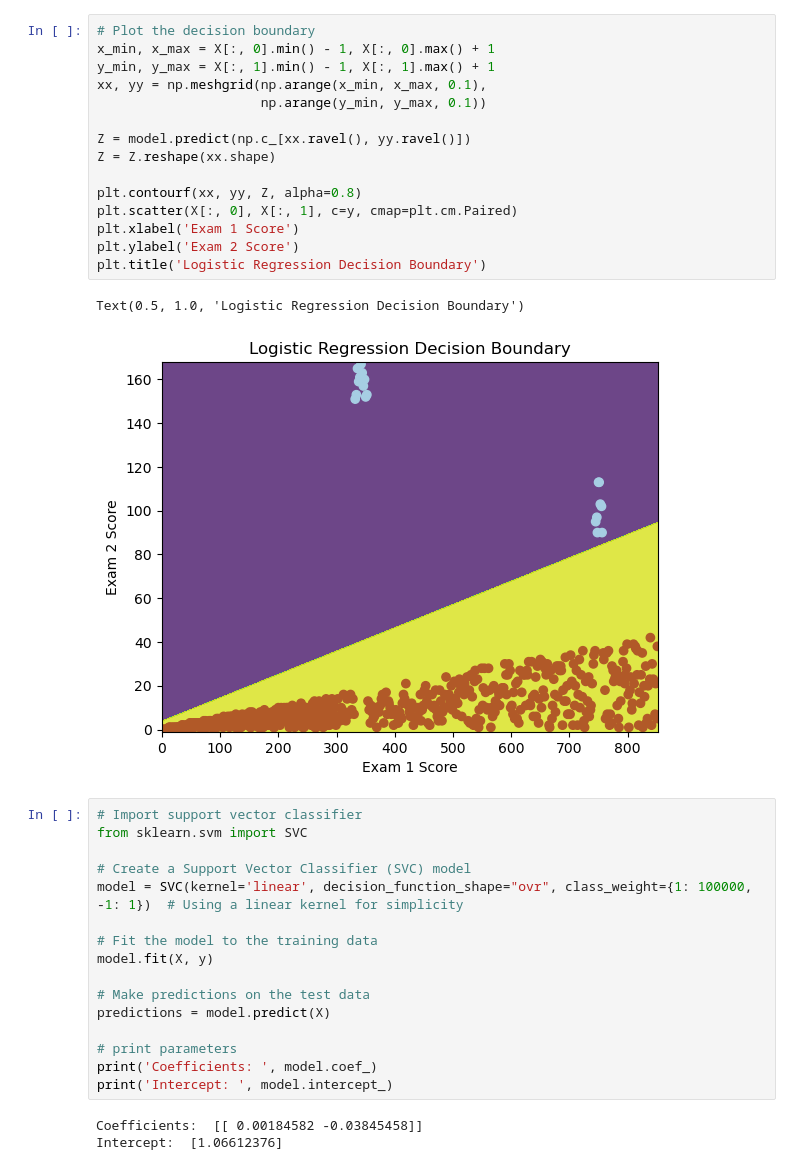
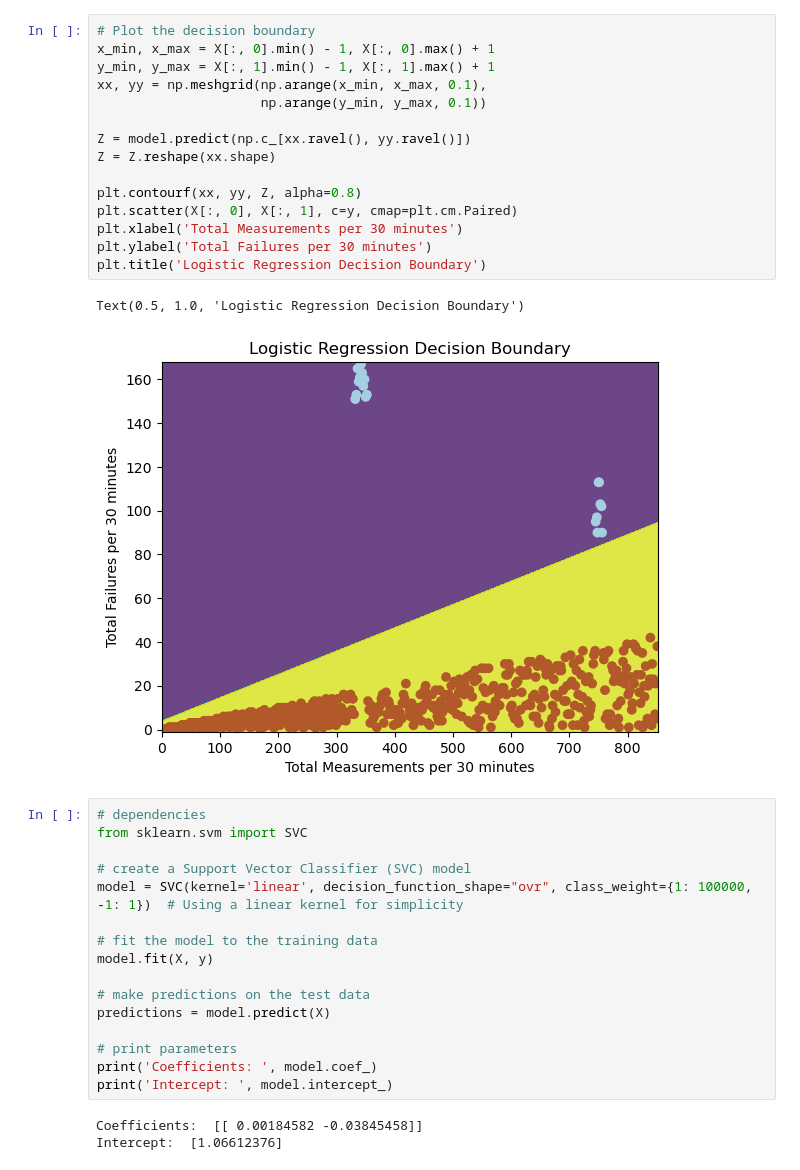
Before and after one commit to ejw-data/ml-classification-alarms, a Jupyter notebook: classification/main.ipynb, the cells around one changed output. Drawn from its saved outputs; the diff is of its cells as text.

```diff
--- a/classification/main.ipynb
+++ b/classification/main.ipynb
@@ -38,32 +46,32 @@ plt.scatter(df['Total Volume'], df['Total Fails'], c=predictions)
 # %%
 # Plot the decision boundary
 x_min, x_max = X[:, 0].min() - 1, X[:, 0].max() + 1
 y_min, y_max = X[:, 1].min() - 1, X[:, 1].max() + 1
 xx, yy = np.meshgrid(np.arange(x_min, x_max, 0.1),
                      np.arange(y_min, y_max, 0.1))
 
 Z = model.predict(np.c_[xx.ravel(), yy.ravel()])
 Z = Z.reshape(xx.shape)
 
 plt.contourf(xx, yy, Z, alpha=0.8)
 plt.scatter(X[:, 0], X[:, 1], c=y, cmap=plt.cm.Paired)
-plt.xlabel('Exam 1 Score')
-plt.ylabel('Exam 2 Score')
+plt.xlabel('Total Measurements per 30 minutes')
+plt.ylabel('Total Failures per 30 minutes')
 plt.title('Logistic Regression Decision Boundary')
 # %% [output]
 Text(0.5, 1.0, 'Logistic Regression Decision Boundary')
-[figure, old version]
+[figure, new version]
 # %%
-# Import support vector classifier
+# dependencies
 from sklearn.svm import SVC
 
-# Create a Support Vector Classifier (SVC) model
+# create a Support Vector Classifier (SVC) model
 model = SVC(kernel='linear', decision_function_shape="ovr", class_weight={1: 100000, -1: 1})  # Using a linear kernel for simplicity
 
-# Fit the model to the training data
+# fit the model to the training data
 model.fit(X, y)
 
-# Make predictions on the test data
+# make predictions on the test data
 predictions = model.predict(X)
 
 # print parameters
```
Also changed, not shown: parts of 12 cells of this notebook, 3 other files.
